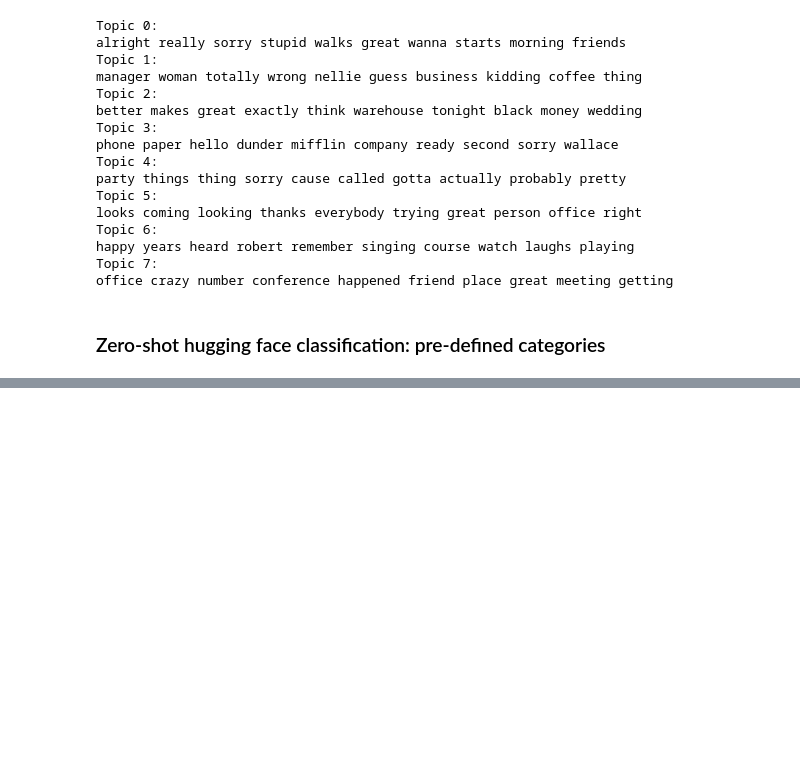
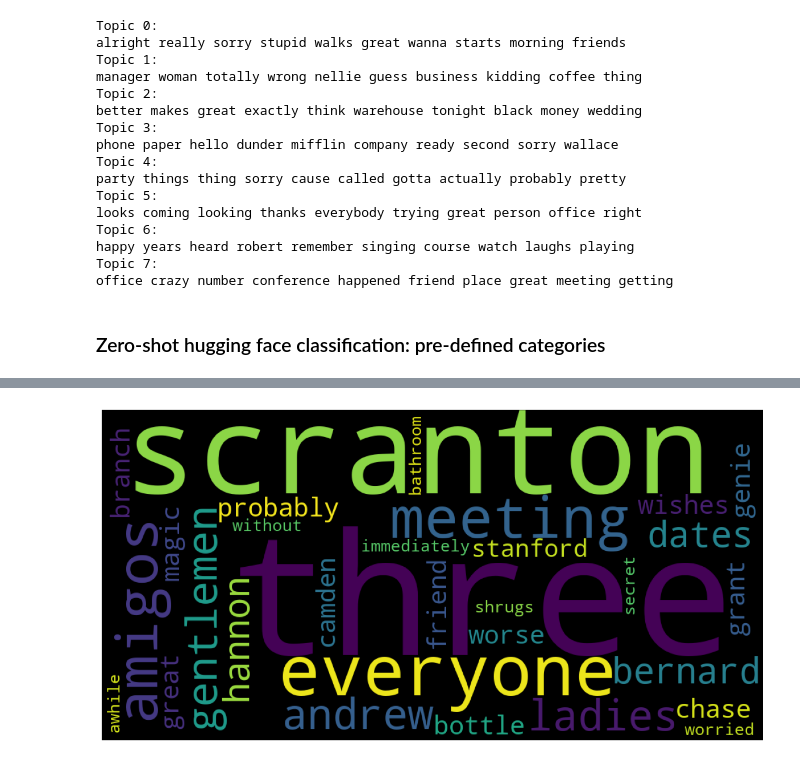
Before and after one commit to shantanu-555/The-Office-Script-Analysis, a Jupyter notebook: elines_notebook.ipynb, the cells around one changed output, grey strips where cells are left out. Drawn from its saved outputs; the diff is of its cells as text; code cells hidden in the pictures; blank space fills up the shorter version.

```diff
--- a/elines_notebook.ipynb
+++ b/elines_notebook.ipynb
@@ -301,0 +333,4 @@ hugging_face_sample
+# %%
+word_cloud_per_category("friendship")
+# %% [output]
+[figure, added]
```
Also changed, not shown: parts of 6 cells of this notebook.
